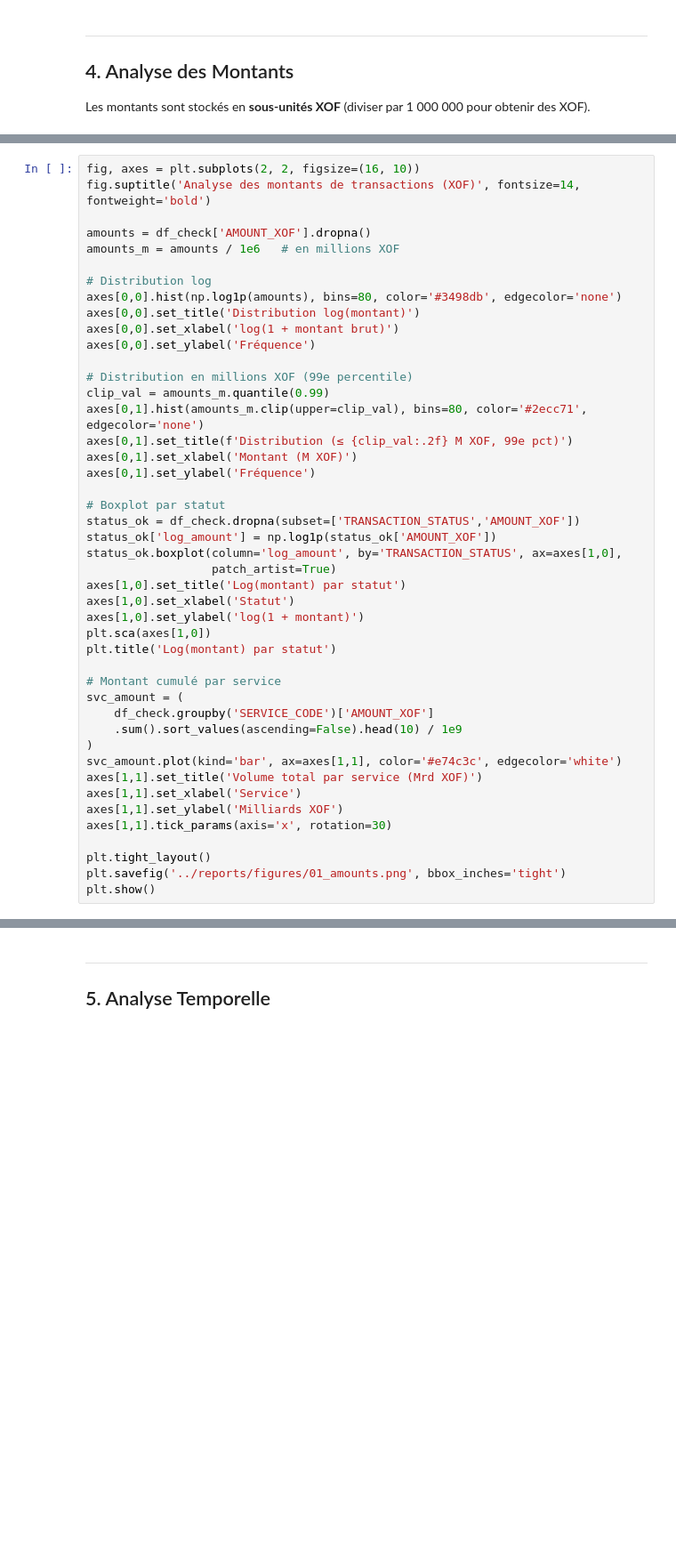
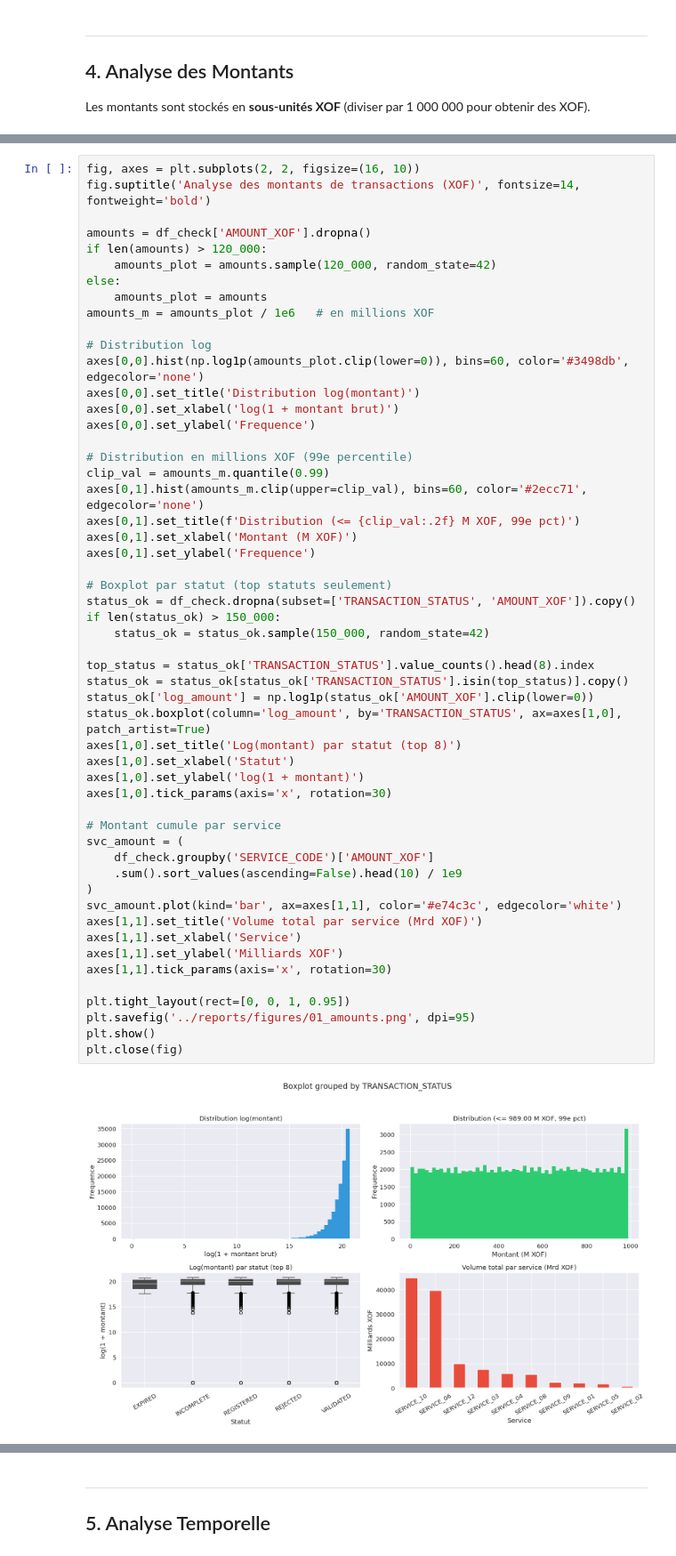
Before and after one commit to El-Barre-Ahmed/BAMIS-Fraud-Detection, a Jupyter notebook: notebooks/01_EDA.ipynb, the cells around one changed output, grey strips where cells are left out. Shown at 89% size. Drawn from its saved outputs; the diff is of its cells as text; blank space fills up the shorter version.

```diff
--- a/notebooks/01_EDA.ipynb
+++ b/notebooks/01_EDA.ipynb
@@ -176,48 +292,58 @@ print(df_check['AMOUNT_XOF'].describe().apply(lambda x: f'{x:,.0f}').to_string()
 # %%
 fig, axes = plt.subplots(2, 2, figsize=(16, 10))
 fig.suptitle('Analyse des montants de transactions (XOF)', fontsize=14, fontweight='bold')
 
 amounts = df_check['AMOUNT_XOF'].dropna()
-amounts_m = amounts / 1e6   # en millions XOF
+if len(amounts) > 120_000:
+    amounts_plot = amounts.sample(120_000, random_state=42)
+else:
+    amounts_plot = amounts
+amounts_m = amounts_plot / 1e6   # en millions XOF
 
 # Distribution log
-axes[0,0].hist(np.log1p(amounts), bins=80, color='#3498db', edgecolor='none')
+axes[0,0].hist(np.log1p(amounts_plot.clip(lower=0)), bins=60, color='#3498db', edgecolor='none')
 axes[0,0].set_title('Distribution log(montant)')
 axes[0,0].set_xlabel('log(1 + montant brut)')
-axes[0,0].set_ylabel('Fréquence')
+axes[0,0].set_ylabel('Frequence')
 
 # Distribution en millions XOF (99e percentile)
 clip_val = amounts_m.quantile(0.99)
-axes[0,1].hist(amounts_m.clip(upper=clip_val), bins=80, color='#2ecc71', edgecolor='none')
-axes[0,1].set_title(f'Distribution (≤ {clip_val:.2f} M XOF, 99e pct)')
+axes[0,1].hist(amounts_m.clip(upper=clip_val), bins=60, color='#2ecc71', edgecolor='none')
+axes[0,1].set_title(f'Distribution (<= {clip_val:.2f} M XOF, 99e pct)')
 axes[0,1].set_xlabel('Montant (M XOF)')
-axes[0,1].set_ylabel('Fréquence')
+axes[0,1].set_ylabel('Frequence')
 
-# Boxplot par statut
-status_ok = df_check.dropna(subset=['TRANSACTION_STATUS','AMOUNT_XOF'])
-status_ok['log_amount'] = np.log1p(status_ok['AMOUNT_XOF'])
-status_ok.boxplot(column='log_amount', by='TRANSACTION_STATUS', ax=axes[1,0],
-                  patch_artist=True)
-axes[1,0].set_title('Log(montant) par statut')
+# Boxplot par statut (top statuts seulement)
+status_ok = df_check.dropna(subset=['TRANSACTION_STATUS', 'AMOUNT_XOF']).copy()
+if len(status_ok) > 150_000:
+    status_ok = status_ok.sample(150_000, random_state=42)
+
+top_status = status_ok['TRANSACTION_STATUS'].value_counts().head(8).index
+status_ok = status_ok[status_ok['TRANSACTION_STATUS'].isin(top_status)].copy()
+status_ok['log_amount'] = np.log1p(status_ok['AMOUNT_XOF'].clip(lower=0))
+status_ok.boxplot(column='log_amount', by='TRANSACTION_STATUS', ax=axes[1,0], patch_artist=True)
+axes[1,0].set_title('Log(montant) par statut (top 8)')
 axes[1,0].set_xlabel('Statut')
 axes[1,0].set_ylabel('log(1 + montant)')
-plt.sca(axes[1,0])
-plt.title('Log(montant) par statut')
+axes[1,0].tick_params(axis='x', rotation=30)
 
-# Montant cumulé par service
+# Montant cumule par service
 svc_amount = (
     df_check.groupby('SERVICE_CODE')['AMOUNT_XOF']
     .sum().sort_values(ascending=False).head(10) / 1e9
 )
 svc_amount.plot(kind='bar', ax=axes[1,1], color='#e74c3c', edgecolor='white')
 axes[1,1].set_title('Volume total par service (Mrd XOF)')
 axes[1,1].set_xlabel('Service')
 axes[1,1].set_ylabel('Milliards XOF')
 axes[1,1].tick_params(axis='x', rotation=30)
 
-plt.tight_layout()
-plt.savefig('../reports/figures/01_amounts.png', bbox_inches='tight')
+plt.tight_layout(rect=[0, 0, 1, 0.95])
+plt.savefig('../reports/figures/01_amounts.png', dpi=95)
 plt.show()
+plt.close(fig)
+# %% [output]
+[figure, added]
 # %%
 # Transactions à très hauts montants
 HIGH = 1_000_000  # 1M en unités brutes
```
Also changed, not shown: parts of 21 cells of this notebook, 9 other files.
